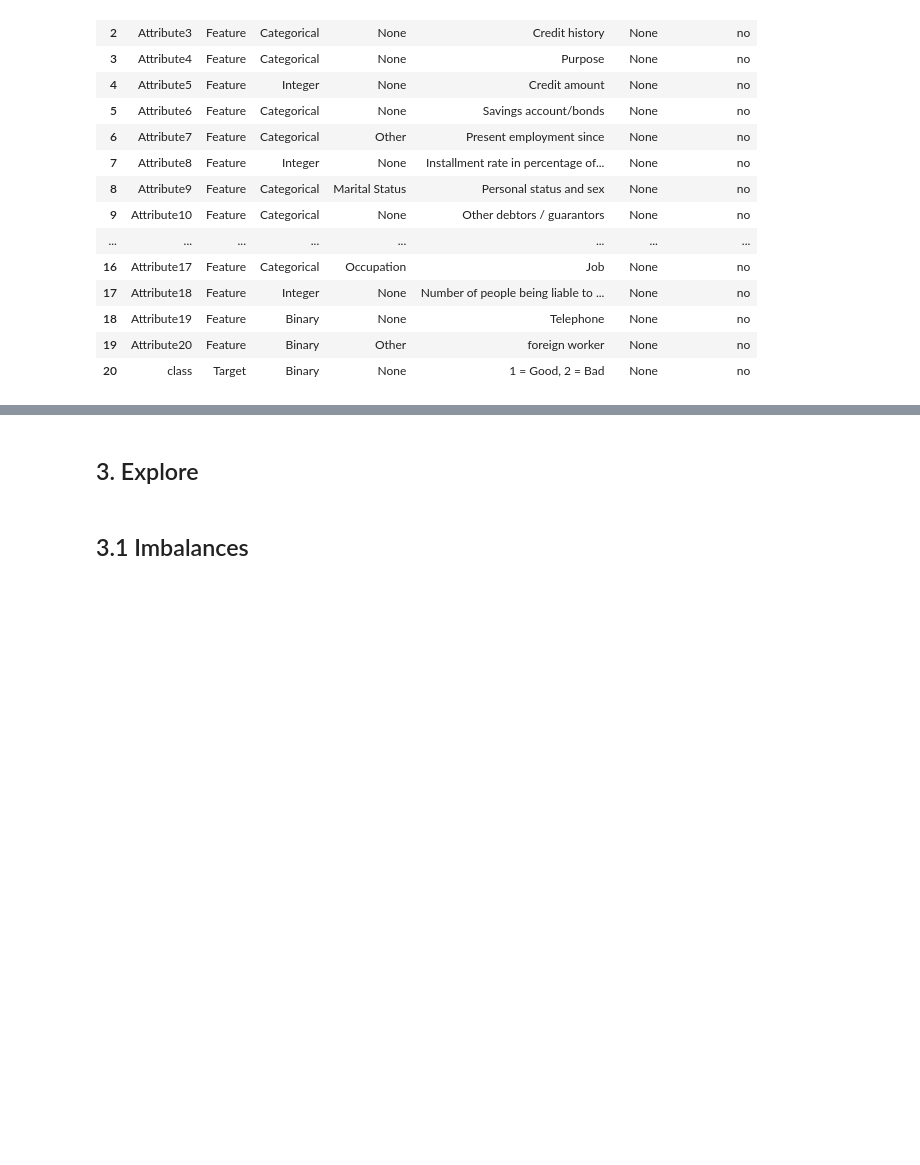
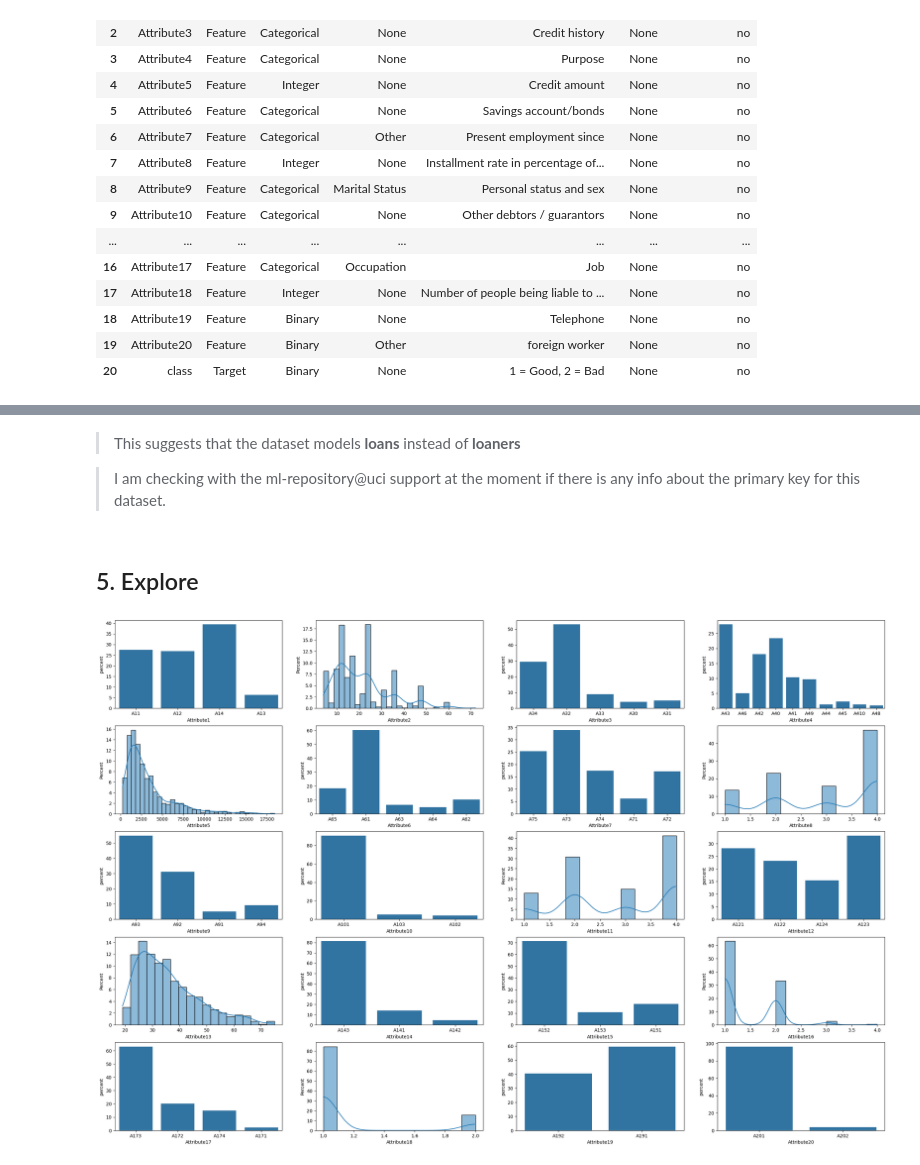
Before and after one commit to feed0/german-credit, a Jupyter notebook: notebooks/german-credit.ipynb, the cells around one changed output, grey strips where cells are left out. Saved outputs shown, nothing was run; the diff lists cells and outputs as text; code cells hidden in the pictures; blank space fills up the shorter version.

```diff
--- a/notebooks/german-credit.ipynb
+++ b/notebooks/german-credit.ipynb
@@ -224,6 +264,20 @@ Attribute 20: (qualitative)<br>
+# %% [markdown]
+> This suggests that the dataset models **loans** instead of **loaners**
+
+> I am checking with the ml-repository@uci support at the moment if there is any info about the primary key for this dataset.
 # %% [markdown]
-## 3. Explore
+## 5. Explore
-# %% [markdown]
-## 3.1 Imbalances
+# %%
+# Features distributions
+fig, axes = plt.subplots(nrows=5, ncols=4, figsize=(30, 20))
+axes = axes.flatten()
+
+for i, feat in enumerate(X.columns):
+    if X[feat].dtype == 'int64':
+        sns.histplot(X[feat], kde=True, stat='percent', ax=axes[i])
+    else:
+        sns.countplot(x=feat, data=X, stat='percent', ax=axes[i])
+# %% [output]
+[figure, added]
 # %%
 # Target distribution
```
Also changed, not shown: parts of 19 cells of this notebook.
